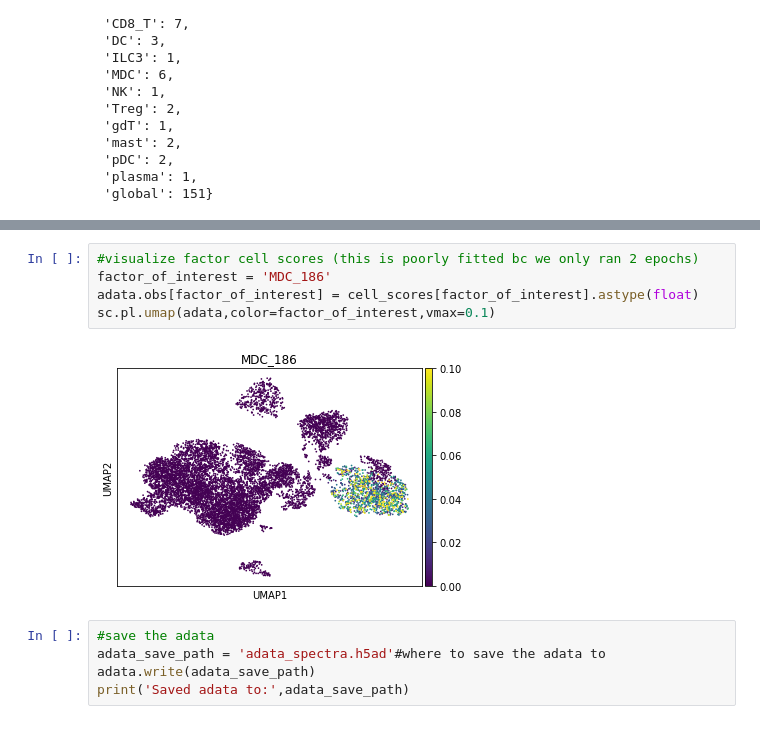
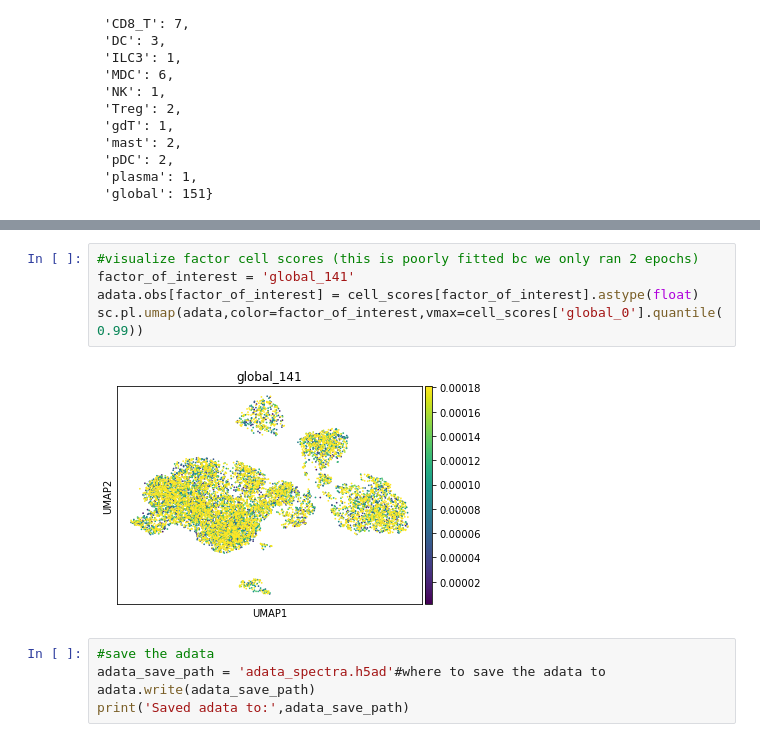
Before and after one commit to dpeerlab/spectra, a Jupyter notebook: notebooks/example_notebook.ipynb, the cells around one changed output, grey strips where cells are left out. Saved outputs shown, nothing was run; the diff lists cells and outputs as text.

```diff
--- a/notebooks/example_notebook.ipynb
+++ b/notebooks/example_notebook.ipynb
@@ -482,11 +504,11 @@ cell_scores
 10000 rows × 196 columns
 # %%
 #visualize factor cell scores (this is poorly fitted bc we only ran 2 epochs)
-factor_of_interest = 'MDC_186'
+factor_of_interest = 'global_141'
 adata.obs[factor_of_interest] = cell_scores[factor_of_interest].astype(float)
-sc.pl.umap(adata,color=factor_of_interest,vmax=0.1)
+sc.pl.umap(adata,color=factor_of_interest,vmax=cell_scores['global_0'].quantile(0.99))
 # %% [output]
-[figure, old version]
+[figure, new version]
 # %%
 #save the adata
 adata_save_path = 'adata_spectra.h5ad'#where to save the adata to
```
Also changed, not shown: parts of 13 cells of this notebook.
